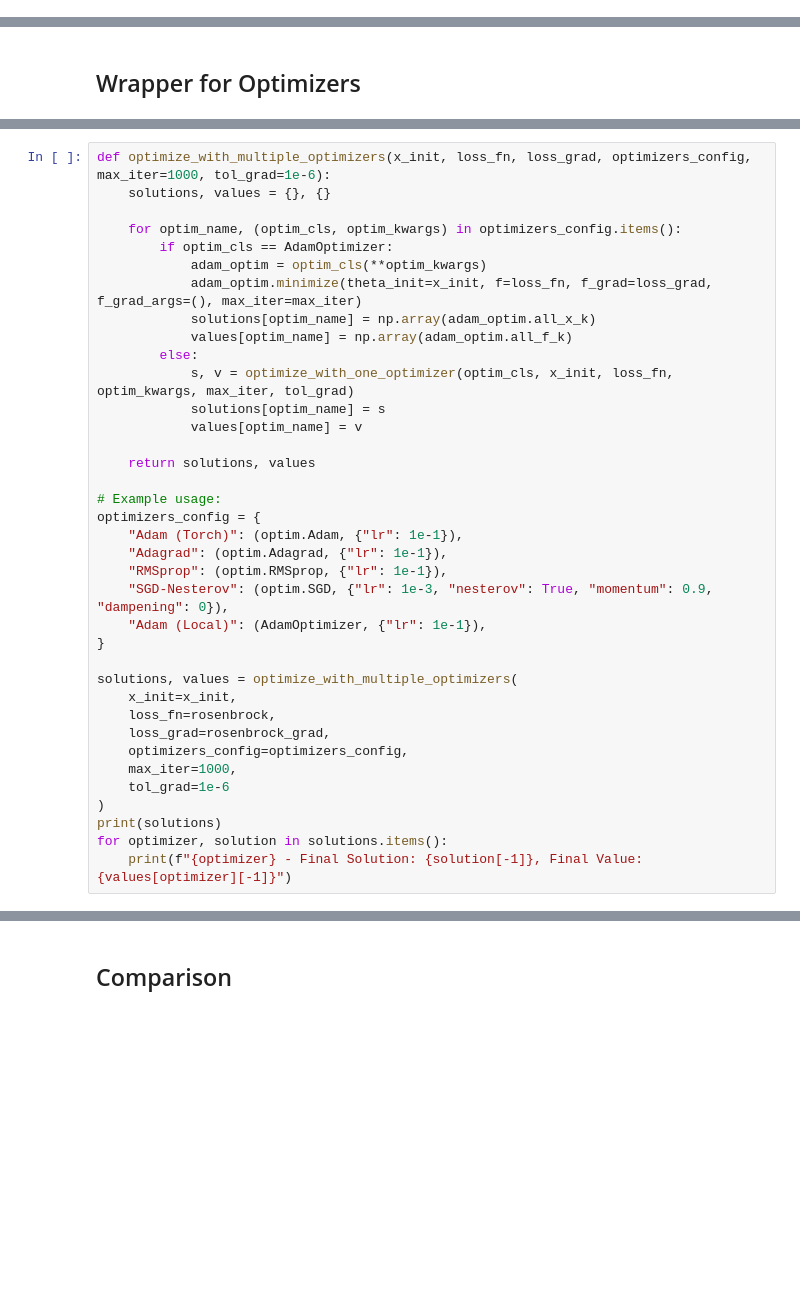
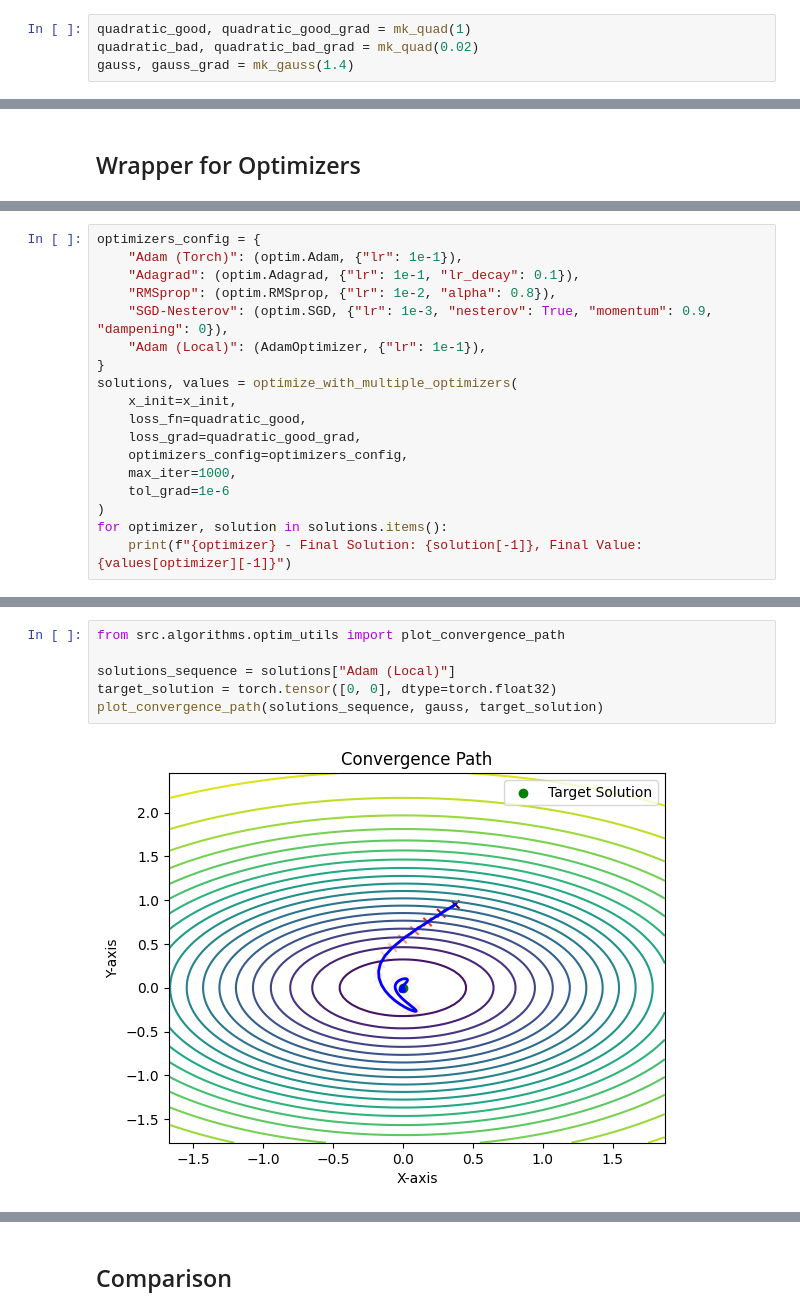
Before and after one commit to JulesBrable/AdvancedML, a Jupyter notebook: notebooks/algorithms.ipynb, the cells around one changed output, grey strips where cells are left out. Saved outputs shown, nothing was run; the diff lists cells and outputs as text; blank space fills up the shorter version.

```diff
--- a/notebooks/algorithms.ipynb
+++ b/notebooks/algorithms.ipynb
@@ -61,3 +19,7 @@ All tests passed!
+# %%
+quadratic_good, quadratic_good_grad = mk_quad(1)
+quadratic_bad, quadratic_bad_grad = mk_quad(0.02)
+gauss, gauss_grad = mk_gauss(1.4)
 # %% [markdown]
 ## Adam Optimizer
 # %%
@@ -201,38 +90,19 @@ Final Value: 0.034418086844289014
 # %%
-def optimize_with_multiple_optimizers(x_init, loss_fn, loss_grad, optimizers_config, max_iter=1000, tol_grad=1e-6):
-    solutions, values = {}, {}
-
-    for optim_name, (optim_cls, optim_kwargs) in optimizers_config.items():
-        if optim_cls == AdamOptimizer:
-            adam_optim = optim_cls(**optim_kwargs)
-            adam_optim.minimize(theta_init=x_init, f=loss_fn, f_grad=loss_grad, f_grad_args=(), max_iter=max_iter)
-            solutions[optim_name] = np.array(adam_optim.all_x_k)
-            values[optim_name] = np.array(adam_optim.all_f_k)
-        else:
-            s, v = optimize_with_one_optimizer(optim_cls, x_init, loss_fn, optim_kwargs, max_iter, tol_grad)
-            solutions[optim_name] = s
-            values[optim_name] = v
-
-    return solutions, values
-
-# Example usage:
 optimizers_config = {
     "Adam (Torch)": (optim.Adam, {"lr": 1e-1}),
-    "Adagrad": (optim.Adagrad, {"lr": 1e-1}),
-    "RMSprop": (optim.RMSprop, {"lr": 1e-1}),
+    "Adagrad": (optim.Adagrad, {"lr": 1e-1, "lr_decay": 0.1}),
+    "RMSprop": (optim.RMSprop, {"lr": 1e-2, "alpha": 0.8}),
     "SGD-Nesterov": (optim.SGD, {"lr": 1e-3, "nesterov": True, "momentum": 0.9, "dampening": 0}),
     "Adam (Local)": (AdamOptimizer, {"lr": 1e-1}),
 }
-
 solutions, values = optimize_with_multiple_optimizers(
     x_init=x_init,
-    loss_fn=rosenbrock,
-    loss_grad=rosenbrock_grad,
+    loss_fn=quadratic_good,
+    loss_grad=quadratic_good_grad,
     optimizers_config=optimizers_config,
     max_iter=1000,
     tol_grad=1e-6
 )
-print(solutions)
 for optimizer, solution in solutions.items():
     print(f"{optimizer} - Final Solution: {solution[-1]}, Final Value: {values[optimizer][-1]}")
 # %% [output]
@@ -376,0 +133,8 @@ plot_convergence(solutions, values, x_star, f_star)
+# %%
+from src.algorithms.optim_utils import plot_convergence_path
+
+solutions_sequence = solutions["Adam (Local)"]
+target_solution = torch.tensor([0, 0], dtype=torch.float32)
+plot_convergence_path(solutions_sequence, gauss, target_solution)
+# %% [output]
+[figure, added]
```
Also changed, not shown: parts of 35 cells of this notebook, 5 other files.
